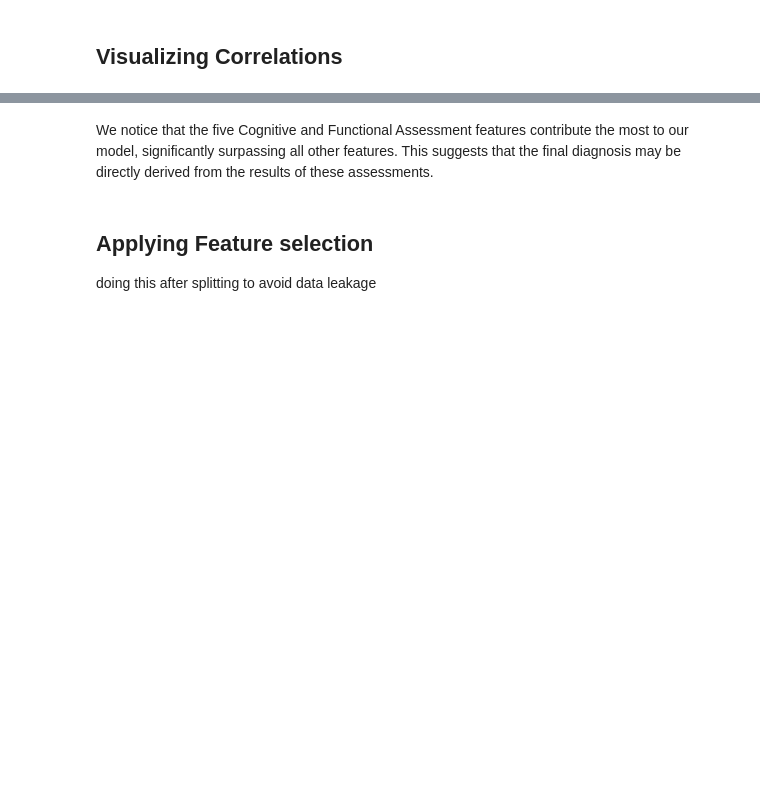
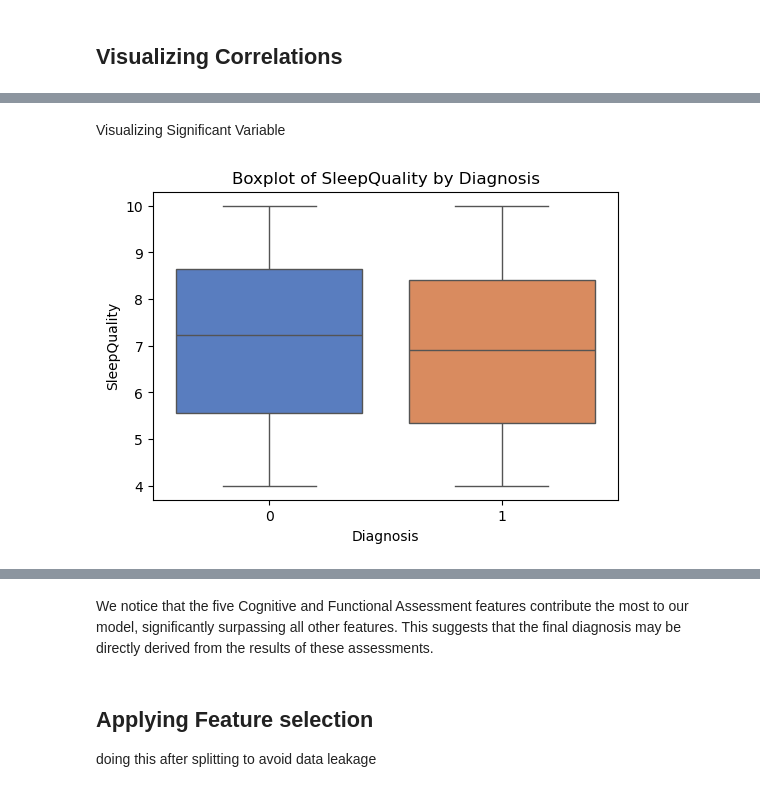
Before and after one commit to alekhyavittalam/alzheimers_diagnosis_prediction, a Jupyter notebook: alzheimers.ipynb, the cells around one changed output, grey strips where cells are left out. Drawn from its saved outputs; the diff is of its cells as text; code cells hidden in the pictures; blank space fills up the shorter version.

```diff
--- a/alzheimers.ipynb
+++ b/alzheimers.ipynb
@@ -248,0 +353,20 @@ for cat_var in categorical_groups:
+# %%
+from scipy.stats import ttest_ind
+
+# Separating the groups based on Diagnosis
+diagnosed = df[df['Diagnosis'] == 1]
+not_diagnosed = df[df['Diagnosis'] == 0]
+
+# Initialize results dictionary
+t_test_results = {}
+
+# Perform T-tests for each numeric column
+for col in numeric_columns:
+    if col != 'Diagnosis':  # Exclude the target column
+        t_stat, p_value = ttest_ind(diagnosed[col], not_diagnosed[col], nan_policy='omit')
+        t_test_results[col] = {'T-statistic': t_stat, 'P-value': p_value}
+
+# Display results
+print("T-test Results:")
+for col, stats in t_test_results.items():
+    print(f"{col}: T-statistic = {stats['T-statistic']:.2f}, P-value = {stats['P-value']:.4f}")
@@ -248,0 +390,16 @@ for cat_var in categorical_groups:
+# %% [markdown]
+Visualizing Significant Variable
+# %%
+# Filtering significant variables
+significant_vars = [col for col, stats in t_test_results.items() if stats['P-value'] < 0.05]
+
+# Plot boxplots for significant variables
+for col in significant_vars:
+    plt.figure(figsize=(6, 4))
+    sns.boxplot(data=df, x='Diagnosis', y=col, palette='muted')
+    plt.title(f"Boxplot of {col} by Diagnosis")
+    plt.xlabel("Diagnosis")
+    plt.ylabel(col)
+    plt.show()
+# %% [output]
+[figure, added]
```
Also changed, not shown: parts of 31 cells of this notebook, 1 other file.
